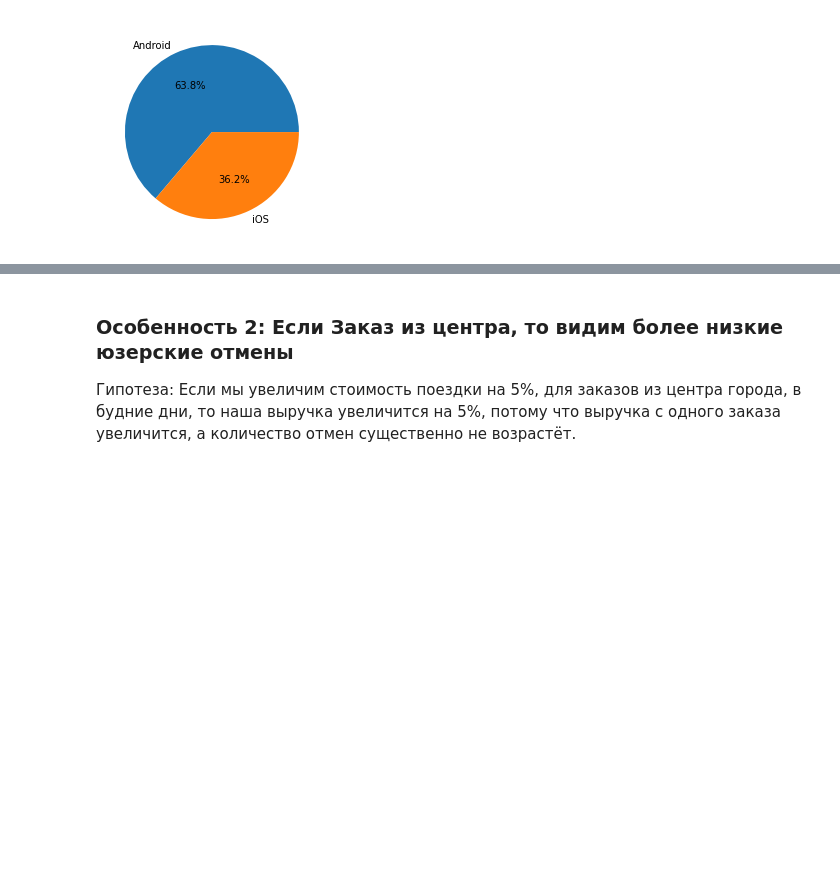
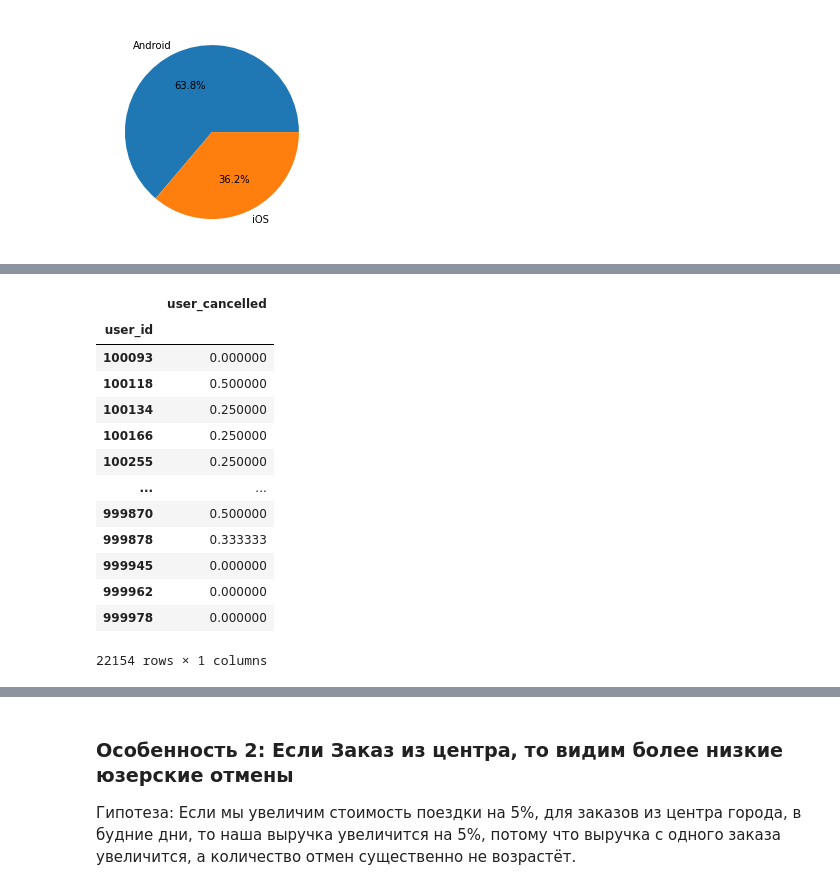
Before and after one commit to Alex-ander-Verte/Home_works_DAU-33, a Jupyter notebook: ABT-14/ABT-14, DAU-33, Вертелецкая, Home_work_4, AB_Split.ipynb, the cells around one changed output, grey strips where cells are left out. Drawn from its saved outputs; the diff is of its cells as text; code cells hidden in the pictures; blank space fills up the shorter version.

```diff
--- a/ABT-14/ABT-14, DAU-33, Вертелецкая, Home_work_4, AB_Split.ipynb
+++ b/ABT-14/ABT-14, DAU-33, Вертелецкая, Home_work_4, AB_Split.ipynb
@@ -119,0 +140,21 @@ plt.pie(df_os_cancel.user_id, labels=["Android", "iOS"], autopct="%1.1f%%")
+# %%
+#Сводная таблица по пользователям-android и среднему количеству отмен.
+#Поскольку в выбранной выше гипотезе идёт речь об отменах,
+#то для последующего теста на однородность берём среднее количество отмен по каждому пользователю
+df_android_mean_cancel = pd.pivot_table(df_android, index='user_id', values='user_cancelled', aggfunc='mean')
+df_android_mean_cancel
+# %% [output]
+|  | user_cancelled |
+| user_id |  |
+| 100093 | 0.000000 |
+| 100118 | 0.500000 |
+| 100134 | 0.250000 |
+| 100166 | 0.250000 |
+| 100255 | 0.250000 |
+| ... | ... |
+| 999870 | 0.500000 |
+| 999878 | 0.333333 |
+| 999945 | 0.000000 |
+| 999962 | 0.000000 |
+| 999978 | 0.000000 |
+22154 rows × 1 columns
```
Also changed, not shown: parts of 15 cells of this notebook.
